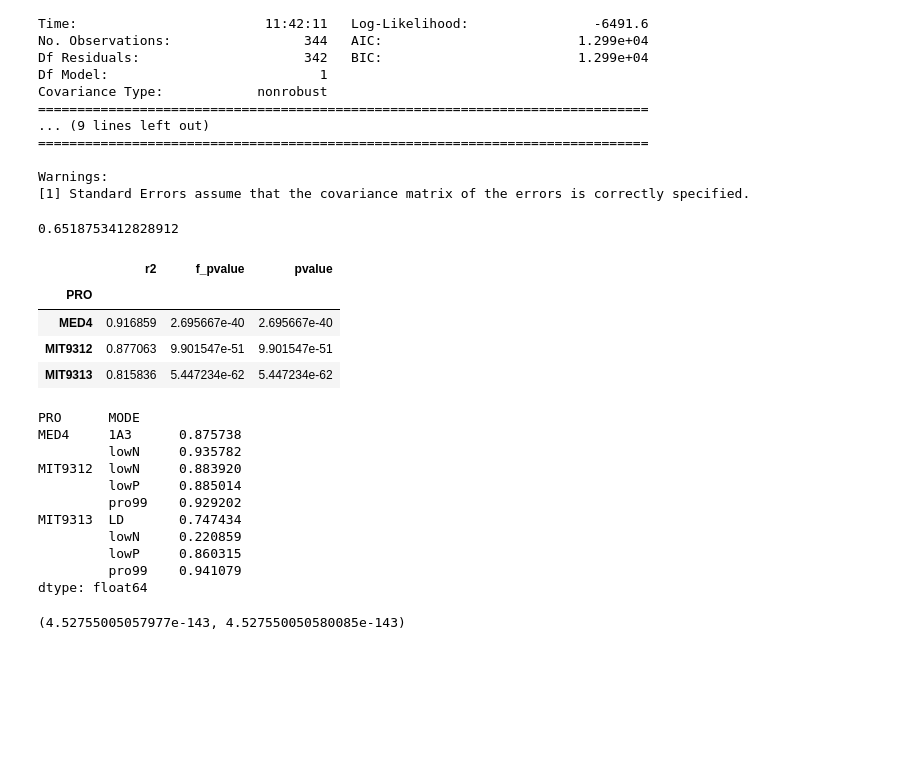
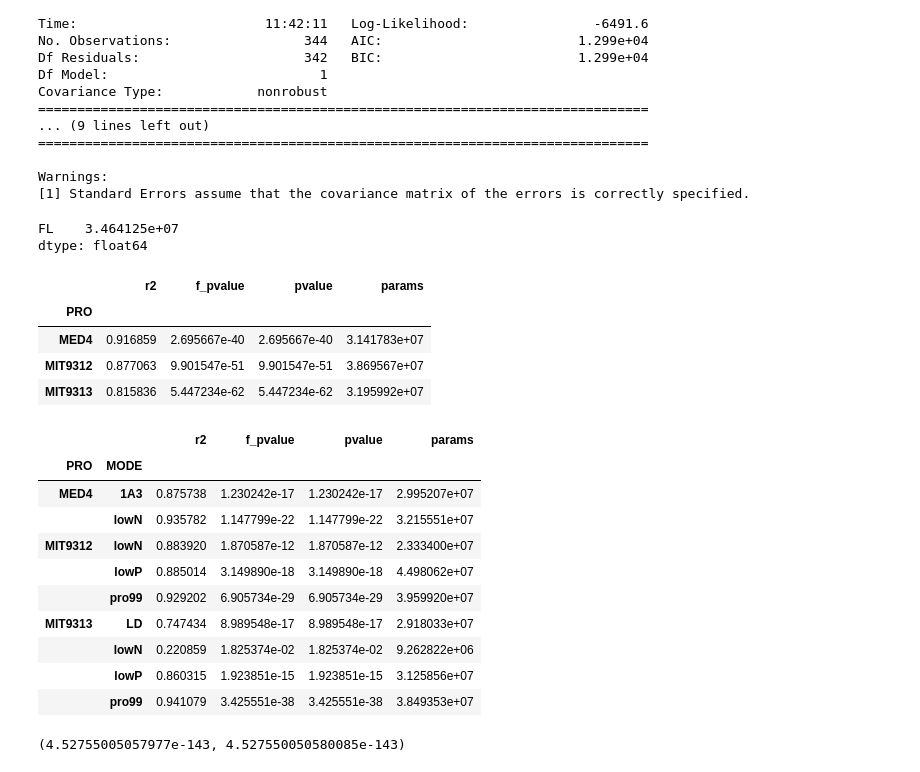
Before and after one commit to wosnat/ccpa, a Jupyter notebook: ccpa_fcm_fl.ipynb, the cells around one changed output. Cells and saved outputs as stored; diff of their text form; code cells hidden in the pictures; blank space fills up the shorter version.

```diff
--- a/ccpa_fcm_fl.ipynb
+++ b/ccpa_fcm_fl.ipynb
@@ -374,43 +374,46 @@ Covariance Type:            nonrobust
 Warnings:
 [1] Standard Errors assume that the covariance matrix of the errors is correctly specified.
 # %%
-res.rsquared_adj
+res.params
 # %% [output]
-0.6518753412828912
+FL    3.464125e+07
+dtype: float64
 # %%
 def get_r2(df, add_const=False):
     X = df['FL']
     y = df['FCM']
     if add_const:
         X = sm.add_constant(X)
     res = sm.OLS(y, X).fit()
 
     return pd.Series({'r2': res.rsquared_adj,
             'f_pvalue' : res.f_pvalue,
-            'pvalue':res.pvalues[0]
+            'pvalue':res.pvalues[0],
+                      'params': res.params[0],
+
            })
 
 compdf.groupby(['PRO']).apply(get_r2)
 # %% [output]
-|  | r2 | f_pvalue | pvalue |
-| PRO |  |  |  |
-| MED4 | 0.916859 | 2.695667e-40 | 2.695667e-40 |
-| MIT9312 | 0.877063 | 9.901547e-51 | 9.901547e-51 |
-| MIT9313 | 0.815836 | 5.447234e-62 | 5.447234e-62 |
+|  | r2 | f_pvalue | pvalue | params |
+| PRO |  |  |  |  |
+| MED4 | 0.916859 | 2.695667e-40 | 2.695667e-40 | 3.141783e+07 |
+| MIT9312 | 0.877063 | 9.901547e-51 | 9.901547e-51 | 3.869567e+07 |
+| MIT9313 | 0.815836 | 5.447234e-62 | 5.447234e-62 | 3.195992e+07 |
 # %%
 compdf.groupby(['PRO', 'MODE']).apply(get_r2)
 # %% [output]
-PRO      MODE
-MED4     1A3      0.875738
-         lowN     0.935782
-MIT9312  lowN     0.883920
-         lowP     0.885014
-         pro99    0.929202
-MIT9313  LD       0.747434
-         lowN     0.220859
-         lowP     0.860315
-         pro99    0.941079
-dtype: float64
+|  |  | r2 | f_pvalue | pvalue | params |
+| PRO | MODE |  |  |  |  |
+| MED4 | 1A3 | 0.875738 | 1.230242e-17 | 1.230242e-17 | 2.995207e+07 |
+|  | lowN | 0.935782 | 1.147799e-22 | 1.147799e-22 | 3.215551e+07 |
+| MIT9312 | lowN | 0.883920 | 1.870587e-12 | 1.870587e-12 | 2.333400e+07 |
+|  | lowP | 0.885014 | 3.149890e-18 | 3.149890e-18 | 4.498062e+07 |
+|  | pro99 | 0.929202 | 6.905734e-29 | 6.905734e-29 | 3.959920e+07 |
+| MIT9313 | LD | 0.747434 | 8.989548e-17 | 8.989548e-17 | 2.918033e+07 |
+|  | lowN | 0.220859 | 1.825374e-02 | 1.825374e-02 | 9.262822e+06 |
+|  | lowP | 0.860315 | 1.923851e-15 | 1.923851e-15 | 3.125856e+07 |
+|  | pro99 | 0.941079 | 3.425551e-38 | 3.425551e-38 | 3.849353e+07 |
 # %%
 res.f_pvalue, res.pvalues[0]
 # %% [output]
```
Also changed, not shown: parts of 2 cells of this notebook.
